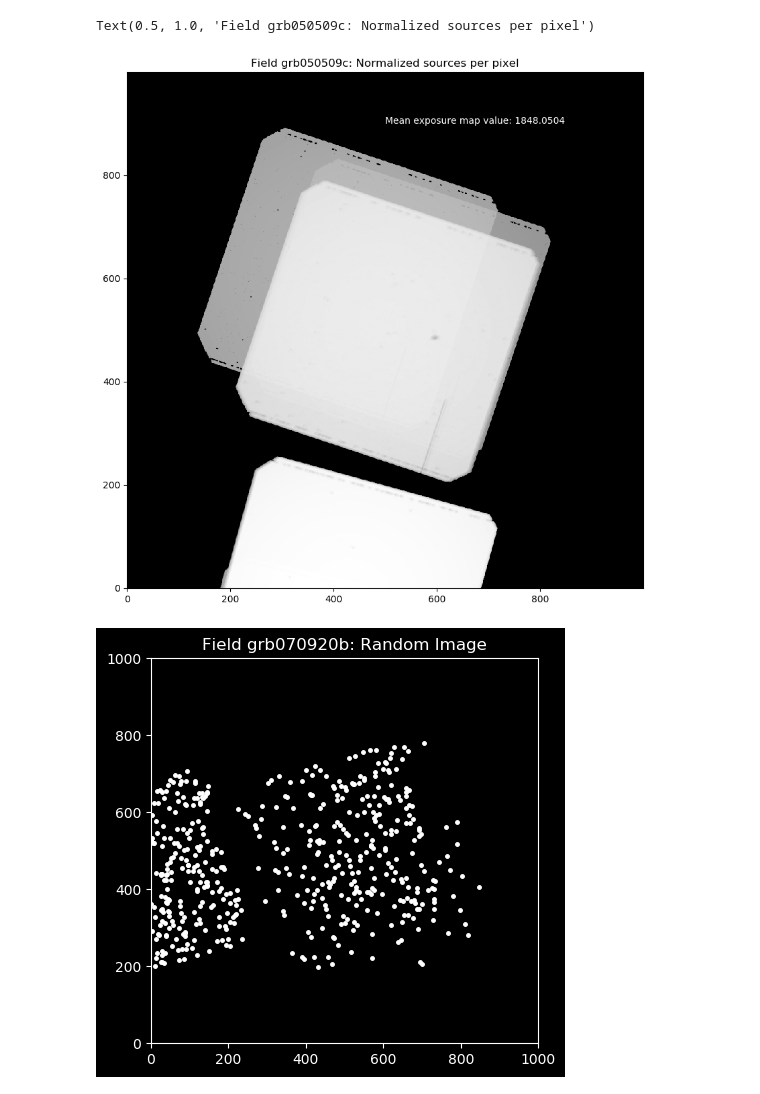
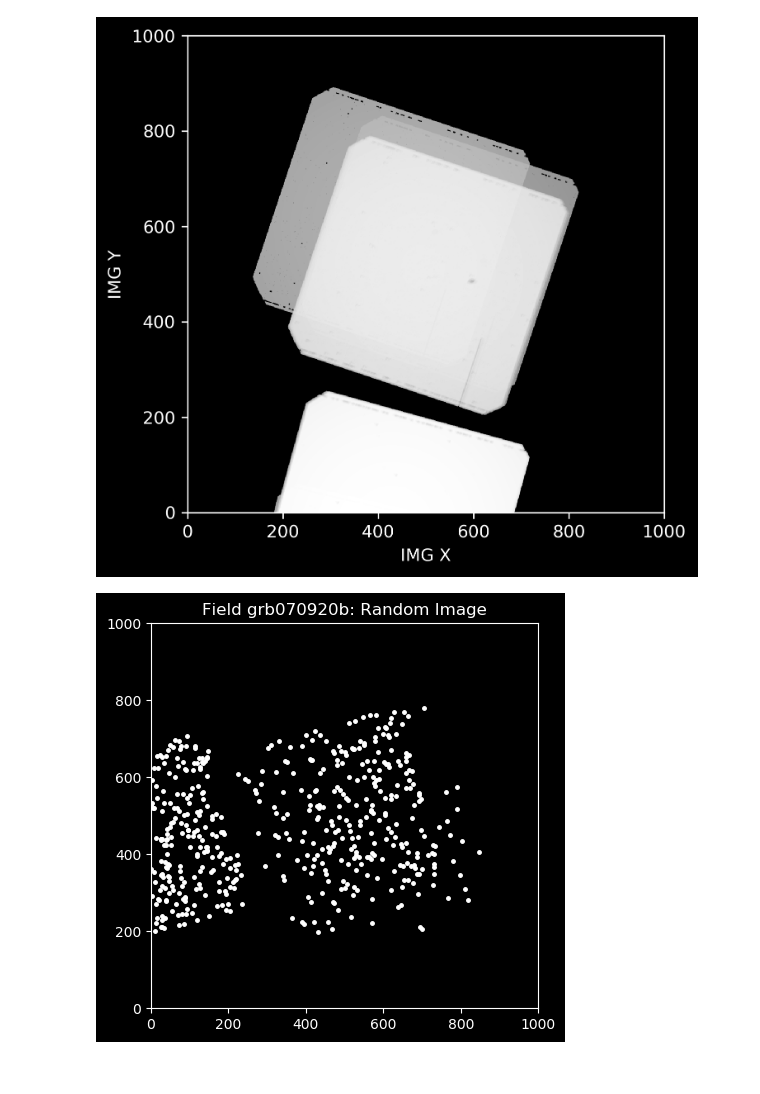
Before and after one commit to bbonine/swift_corrfunc, a Jupyter notebook: code/notebooks/corr_debug.ipynb, the cells around one changed output. Cells and saved outputs as stored; diff of their text form; code cells hidden in the pictures.

```diff
--- a/code/notebooks/corr_debug.ipynb
+++ b/code/notebooks/corr_debug.ipynb
@@ -39,14 +56,15 @@ field_list = np.unique(field)
 # %%
 ## Matplotlib stuff
 fontsize = 8
-figsize = (3,3)
+figsize = (5,4)
 dpi = 300
 
 # Configure parameters
 plt.rcParams.update({'font.size': fontsize, 'figure.figsize': figsize, 'figure.dpi': dpi})
 
 # Default tick label size
-plt.rcParams['text.usetex'] = False
+plt.style.use('default')
+plt.rcParams['text.usetex'] = True
 plt.rcParams['xtick.labelsize'] = fontsize
 plt.rcParams['ytick.labelsize'] = fontsize
 plt.rcParams['xtick.direction'] = 'in'
@@ -267,40 +230,42 @@ ref_flux =  image_data[500,500]
 # Use the interpolated function to extract flux limit based off reference flux
 flux_lim = func1(ref_flux)
 
 # Find the flux limit for each pixel:
 fluxlimit = np.zeros(len(exp_map_1d))
 for j in range(0,len(fluxlimit)):
     fluxlimit[j] = func1(exp_map_1d[j])
 
 fluxlimit_1d = np.asarray(fluxlimit) #convert to numpy array
 fluxlimit_2d = np.reshape(fluxlimit_1d,(-1,len(image_data[0])))
 
 # Determine number of sources per pixel, per square degree
 Npix = np.zeros(len(fluxlimit_1d))
 for j in range(0,len(fluxlimit_1d)):
     if fluxlimit_1d[j] > f_b:
         Npix[j] = n_2(fluxlimit_1d[j])
 
     else:
         Npix[j] = n_1(fluxlimit_1d[j]) +n_2(f_b)
 
 N = np.abs(Npix)
 N_source = pixel_angle_deg*N # Number of sources
 N_norm = N_source / np.max(N_source) # Normalize
 
 # Construct weight map to gerenate random image:
 weight_map = np.reshape(N_norm,(-1,len(image_data[0])))
-plt.style.use('default')
-plt.figure(figsize = [10, 10])
+plt.style.use('dark_background')
+plt.figure(figsize = [6, 5], dpi = 300)
 plt.imshow(weight_map,cmap = 'gray', interpolation = 'none', norm = LogNorm(), origin = 'lower')
-plt.text(500, 900, "Mean exposure map value: "  + str(np.mean(exp_map_1d)), color = 'white')
-plt.title('Field '+target+ ': Normalized sources per pixel')
-#plt.savefig(path4+target+'/expmap.png')
+#plt.text(500, 900, "Mean exposure map value: "  + str(np.mean(exp_map_1d)), color = 'white')
+plt.xlabel("IMG X")
+plt.ylabel("IMG Y")
+plt.xlim(0,1000)
+plt.ylim(0,1000)
+plt.savefig('/Users/bbonine/ou/general_exam/figs/exp_map.png')
 #plt.close()
 #print("Exposure map " + str(i+1) + " created..." )
 # %% [output]
-Text(0.5, 1.0, 'Field grb050509c: Normalized sources per pixel')
-[figure, old version]
+[figure, new version]
 # %%
 # Begin making random image:
 weight_tot = np.sum(N_norm)
```
Also changed, not shown: parts of 39 cells of this notebook, 6 other files.
